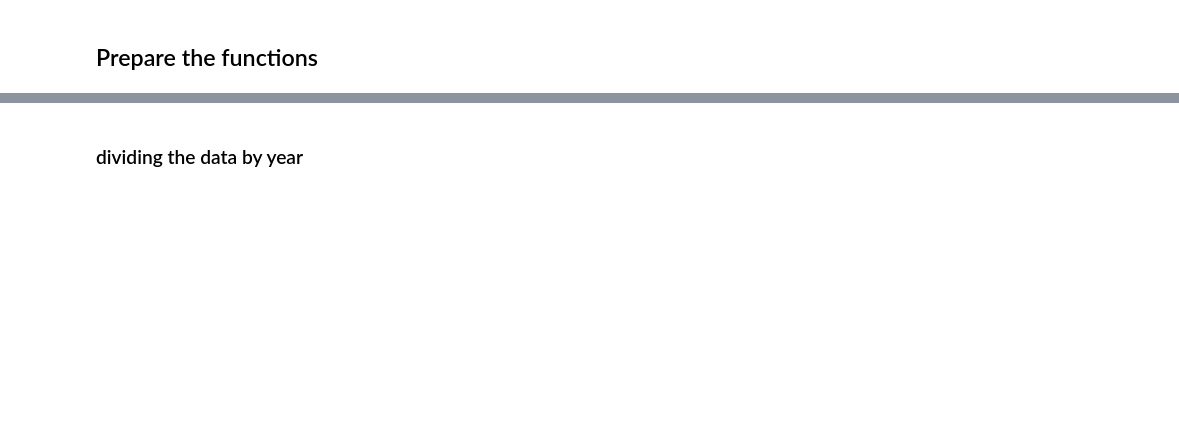
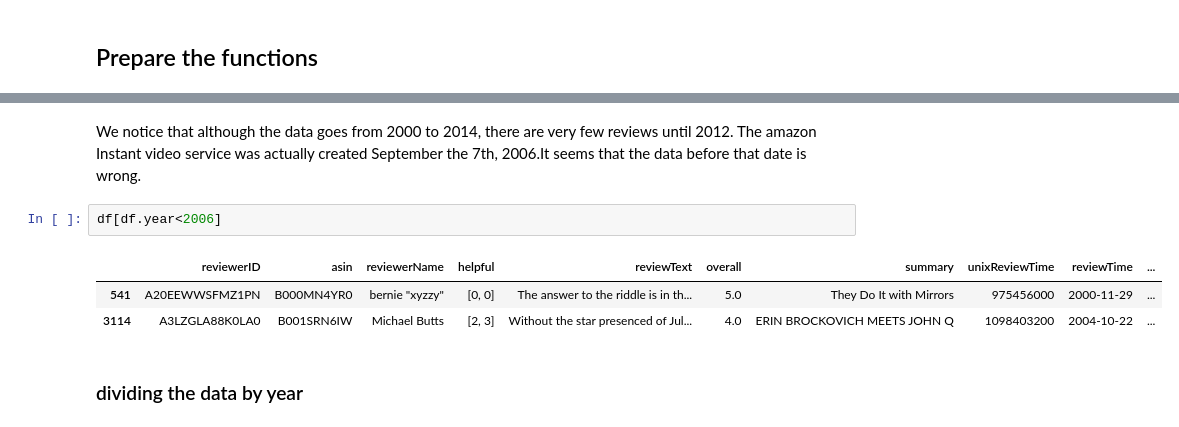
Before and after one commit to sourabhlal/ada2017, a Jupyter notebook: Project/exploration_AmazonInstantVideo-Copy1.ipynb, the cells around one changed output, grey strips where cells are left out. Drawn from its saved outputs; the diff is of its cells as text; blank space fills up the shorter version.

```diff
--- a/Project/exploration_AmazonInstantVideo-Copy1.ipynb
+++ b/Project/exploration_AmazonInstantVideo-Copy1.ipynb
@@ -135,5 +240,13 @@ show(p)
 # %% [output]
 Loading BokehJS ...
 [interactive output not drawn]
+# %% [markdown]
+We notice that although the data goes from 2000 to 2014, there are very few reviews until 2012. The amazon Instant video service was actually created September the 7th, 2006.It seems that the data before that date is wrong.
+# %%
+df[df.year<2006]
+# %% [output]
+|  | reviewerID | asin | reviewerName | helpful | reviewText | overall | summary | unixReviewTime | reviewTime | ... |
+| 541 | A20EEWWSFMZ1PN | B000MN4YR0 | bernie "xyzzy" | [0, 0] | The answer to the riddle is in th... | 5.0 | They Do It with Mirrors | 975456000 | 2000-11-29 | ... |
+| 3114 | A3LZGLA88K0LA0 | B001SRN6IW | Michael Butts | [2, 3] | Without the star presenced of Jul... | 4.0 | ERIN BROCKOVICH MEETS JOHN Q | 1098403200 | 2004-10-22 | ... |
 # %% [markdown]
 ### dividing the data by year
```
Also changed, not shown: parts of 62 cells of this notebook, 1 other file.
